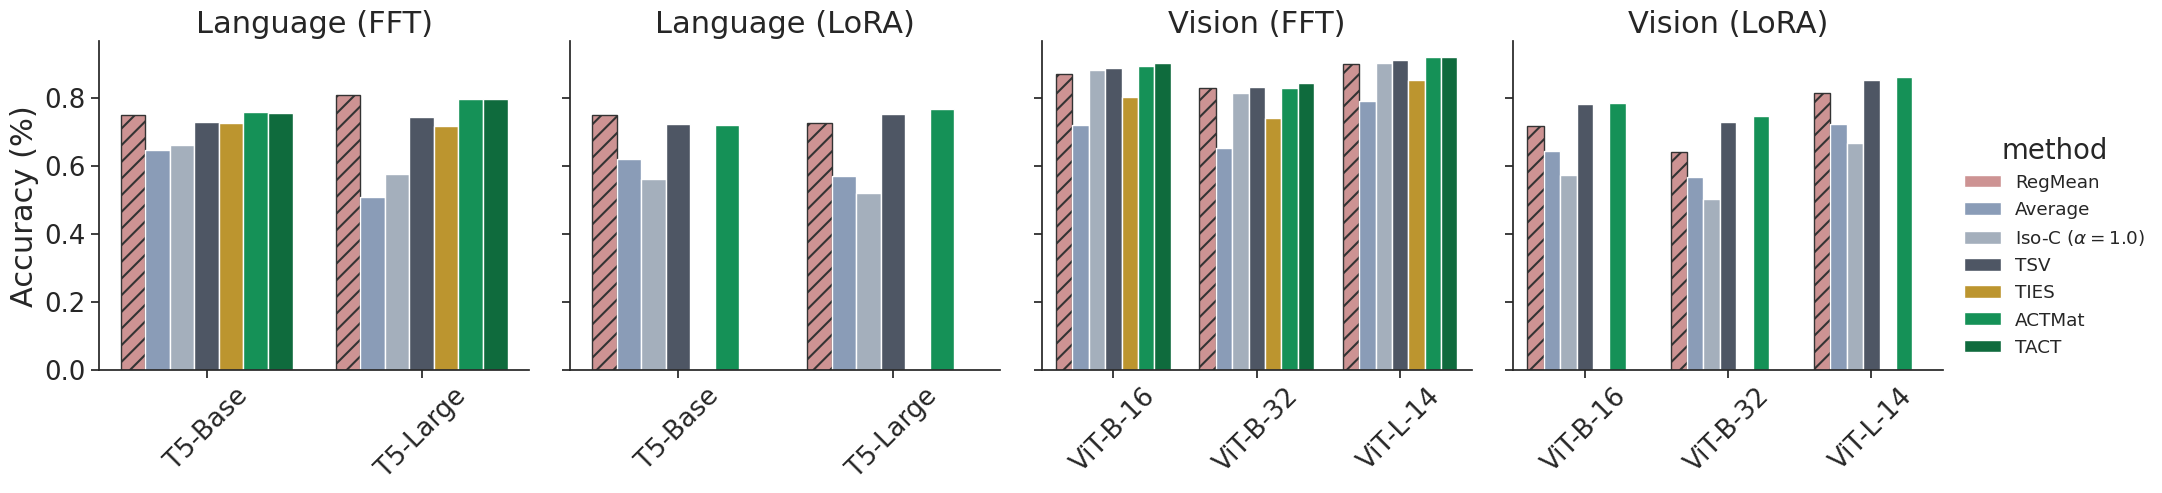
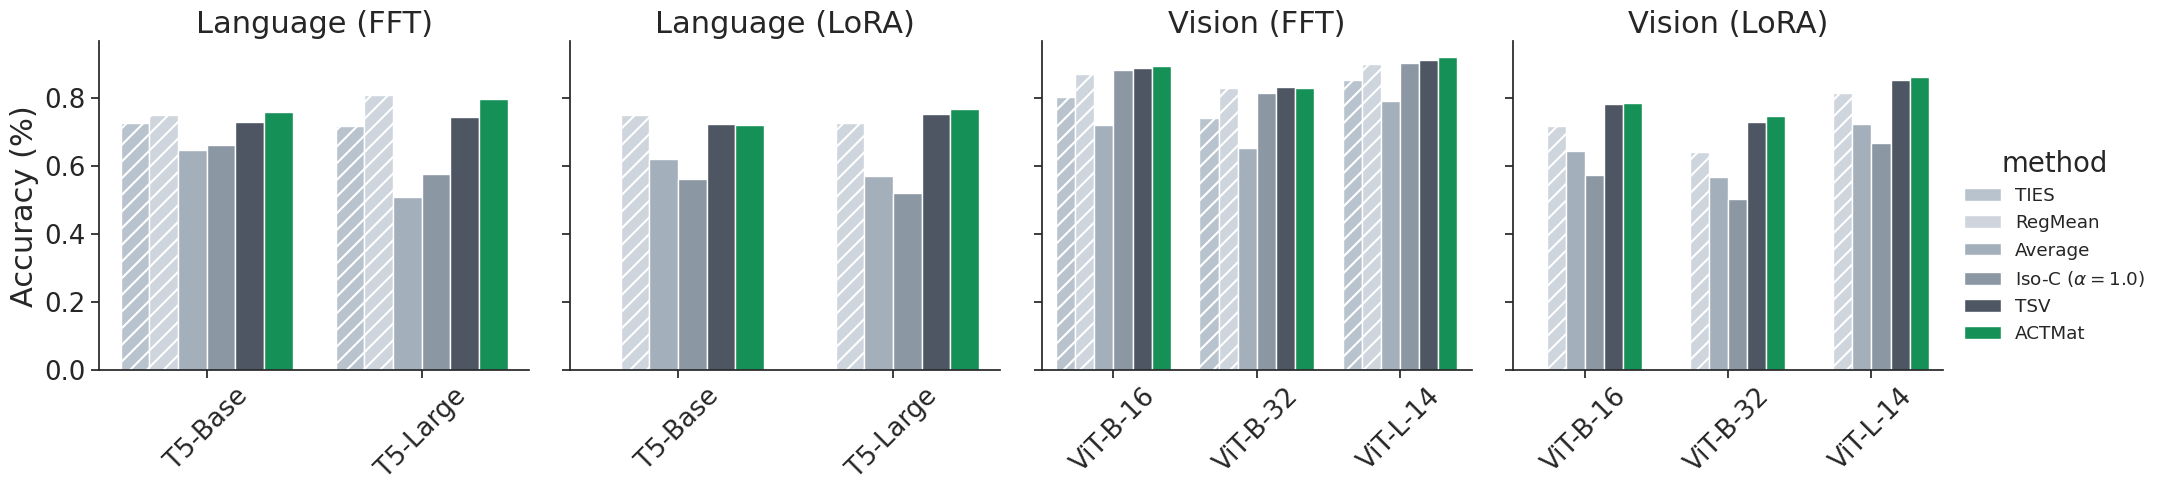
The change to this notebook cell's code, shown as a diff; its figure went from the first image to the second:
--- before
+++ after
@@ -6,20 +6,22 @@
 
 methods = [
+    # Baselines
     "zeroshot",
     "experts",
+    "fisher",
+    "ties",
+    "sum04",
     "regmean",
-    "regmean-w",
-    "fisher",
-    "sum04",
+    # "regmean-w",
     "mean",
     "isoc",
-    "isoc2",
-    "isoc3",
+    # "isoc2",
+    # "isoc3",
     "tsv",
-    "ties",
-    "ace",
+    # "ace",
     "actmat",
-    "tact",
+    # "tact",
 ]
+
 # Model identifiers as they appear on disk (artifacts/results/{model}-{method}/...).
 # T5 dirs are lowercase to match the HF model id used by the language pipeline;
@@ -55,29 +57,20 @@
 
 method_to_color = {
-    # Base/Reference (Muted Gray)
-    "Zero-shot": "#B0B0B0",
-    # Group 1: Data-Dependent Methods (Muted Reds/Terracottas)
-    "RegMean": "#D68A8A",
-    "RegMean-W": "#B0E0E6",
-    "Fisher": "#BA6B6B",
-    "DiFisher": "#9DB7E5",
-    "DiFisher-v2": "#9DB7E5",
-    # Group 2: Merging/Ensembling Baselines (Muted Blues)
-    "Experts": "#A3B7D9",
-    "Average": "#829ABF",
-    "TA ($\\alpha=0.4$)": "#637B9D",
-    # Group 3: Task Vectors, Iso-C, and KNOTS Variants (Muted Slates)
-    "Iso-C ($\\alpha=1.0$)": "#A0AEC0",  # Lighter slate to complete the family progression
-    "Iso-C ($\\alpha=2.0$)": "#A0AEC0",  # Lighter slate to complete the family progression
-    "Iso-C ($\\alpha=3.0$)": "#A0AEC0",  # Lighter slate to complete the family progression
-    "KNOTS-Iso-C": "#718096",  # (User specified)
-    "TSV": "#4A5568",  # (User specified)
-    "KNOTS-TSV": "#4A5568",  # (User specified) - Note: Use "#2D3748" if you need it darker/distinct
-    # Group 4: Trim-based (Muted Gold/Mustard)
-    "TIES": "#D4A017",
-    # Group 5: ActMat family (Greens)
-    "ACE": "#6EE7B7",  # lighter green
+    # Simple baselines
+    "TA": "#E2E8F0",
+    "Average": "#A0AEC0",
+    "Fisher": "#D8DEE6",
+    "RegMean": "#CBD5E0",
+    "TIES": "#B5C3D2",
+    # SVD baselines
+    "TSV": "#4A5568",
+    "Iso-C ($\\alpha=1.0$)": "#8896A8",
+    "Iso-C ($\\alpha=2.0$)": "#AAB4C0",
+    "Iso-C ($\\alpha=3.0$)": "#C8CFD8",
+    "KNOTS-TSV": "#4A5568",
+    "KNOTS-Iso-C": "#718096",
+    # ACTMat
     "ACTMat": "#00A658",
-    "TACT": "#007A3D",  # darker green — ACTMat variant
+    "TACT": "#007A3D",  
 }
 
@@ -86,5 +79,6 @@
     "RegMean": "//",
     "RegMean-W": "//",
-    "Fisher": "\\",
+    "Fisher": "//",
+    "TIES": "//",
 }
 
@@ -161,16 +155,3 @@
 g.set_xticklabels(rotation=45)
 g.set_titles("{col_name}", fontsize=BASE_FONTSIZE)
-
-# # Legend.
-# g._legend.remove()
-# g.fig.legend(
-#     *g.axes.flat[0].get_legend_handles_labels(),
-#     loc="lower center",
-#     ncol=4,
-#     bbox_to_anchor=(0.5, -0.1),
-#     title="",
-#     frameon=False,
-# )
-# g.fig.subplots_adjust(bottom=0.35)
 apply_hatches(g, method_to_hatch)
-# apply_linestyles(g, method_to_linestyle)

Commit: Chore: update colors